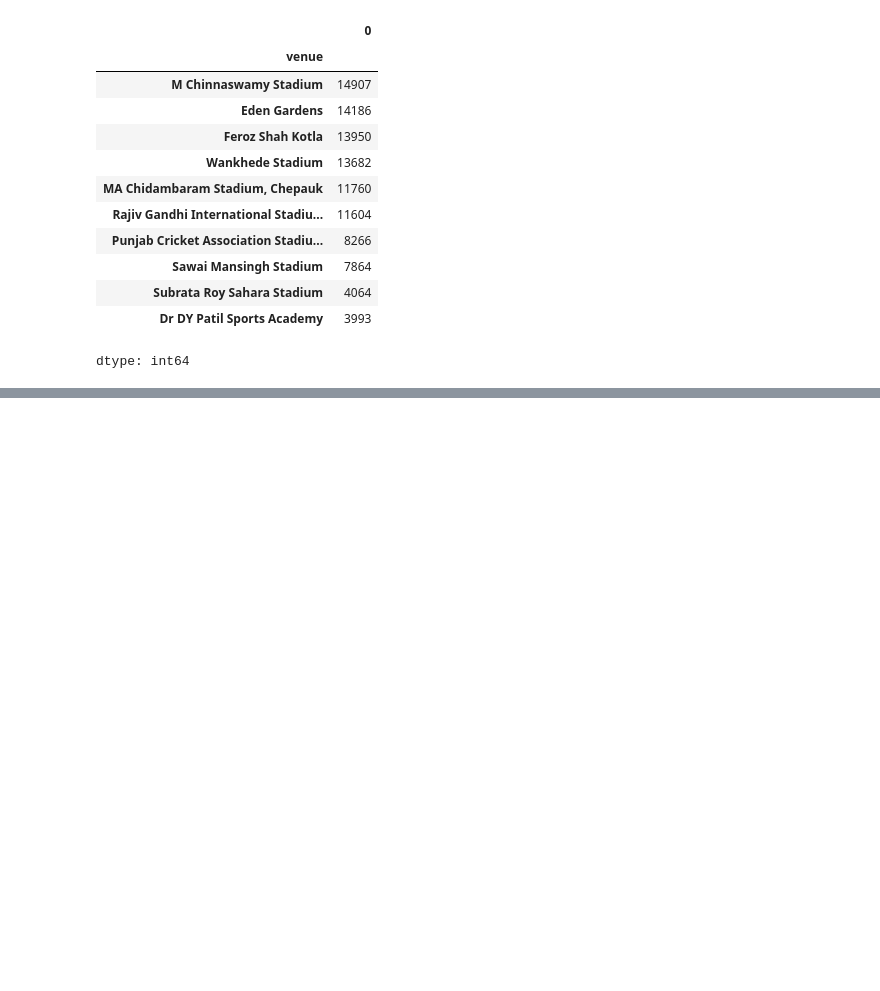
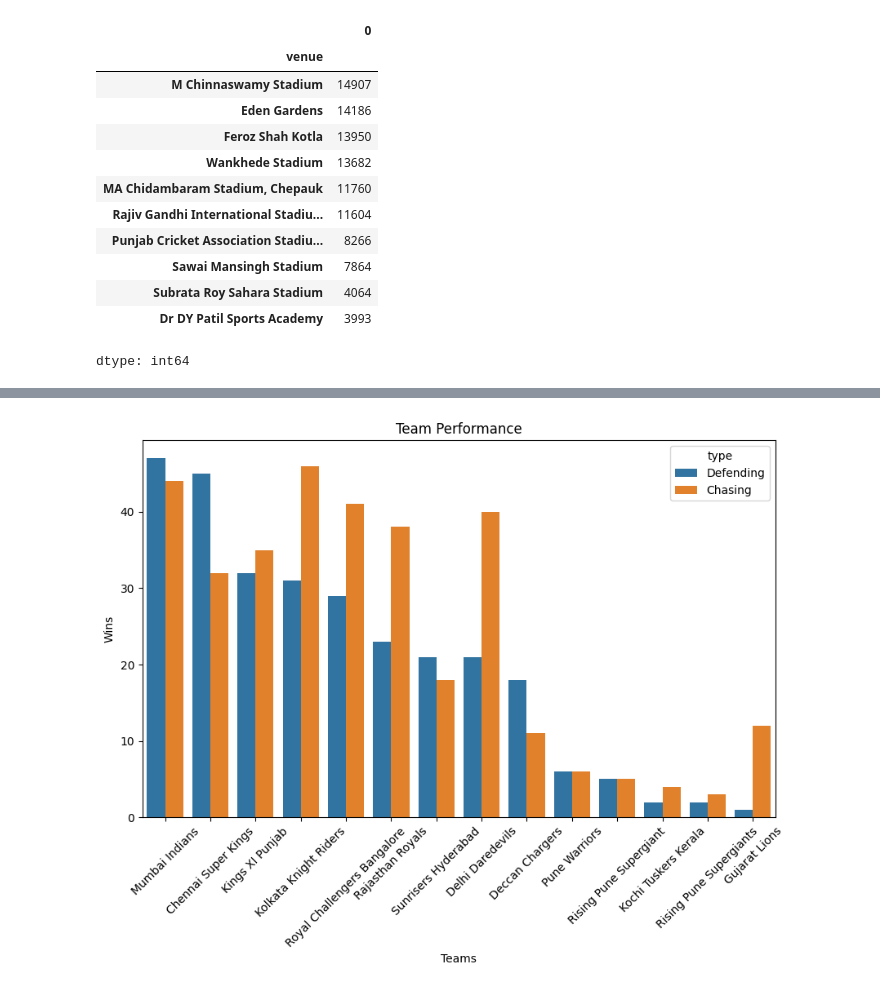
Before and after one commit to ajaykrixna/IPL_match-_analysis, a Jupyter notebook: IPL_analysis.ipynb, the cells around one changed output, grey strips where cells are left out. Drawn from its saved outputs; the diff is of its cells as text; code cells hidden in the pictures; blank space fills up the shorter version.

Commit message:
Best defending and chasing team

```diff
--- a/IPL_analysis.ipynb
+++ b/IPL_analysis.ipynb
@@ -573,0 +578,2 @@ dtype: int64
+# %%
+chasing=df[(df['win_by_wickets']>0)].groupby('winner').size().sort_values(ascending=False).reset_index()
@@ -573,0 +616,17 @@ dtype: int64
+# %%
+defending['type']= 'Defending'
+chasing['type']= 'Chasing'
+# %%
+combined=pd.concat([defending,chasing])
+# %%
+combined=combined.rename(columns={0:'Wins'})
+# %%
+plt.figure(figsize=(10,6))
+sns.barplot(x=combined['winner'],y=combined['Wins'],data=combined,hue='type')
+plt.title("Team Performance")
+plt.xlabel("Teams")
+plt.ylabel("Wins")
+plt.xticks(rotation=45)
+plt.show()
+# %% [output]
+[figure, added]
```
Also changed, not shown: parts of 4 cells of this notebook.
